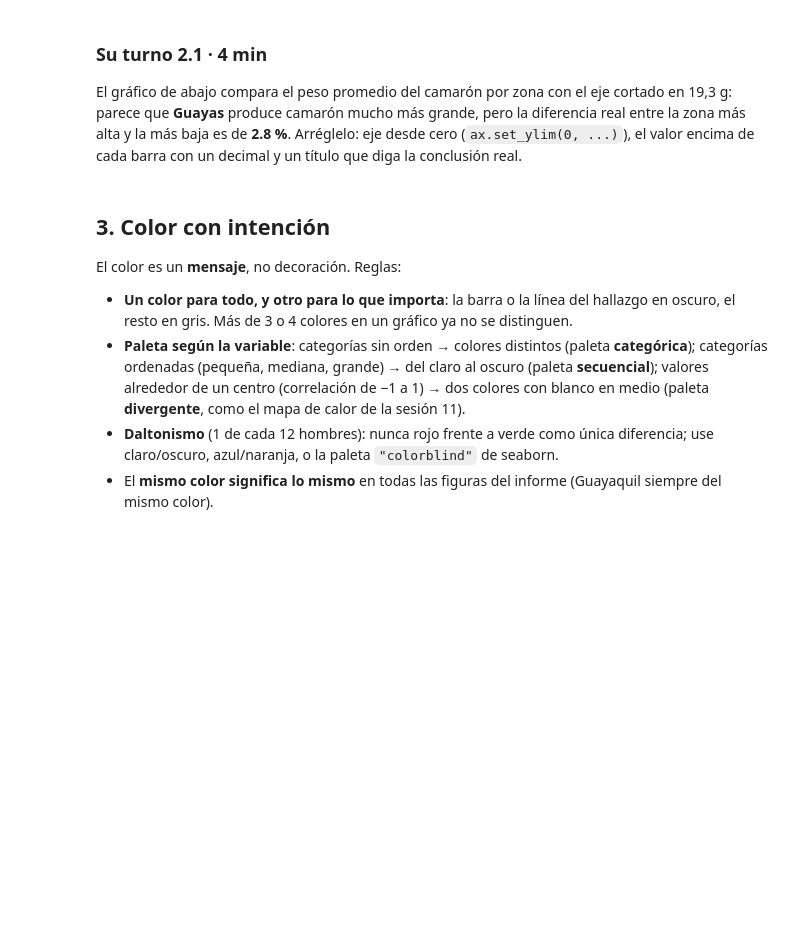
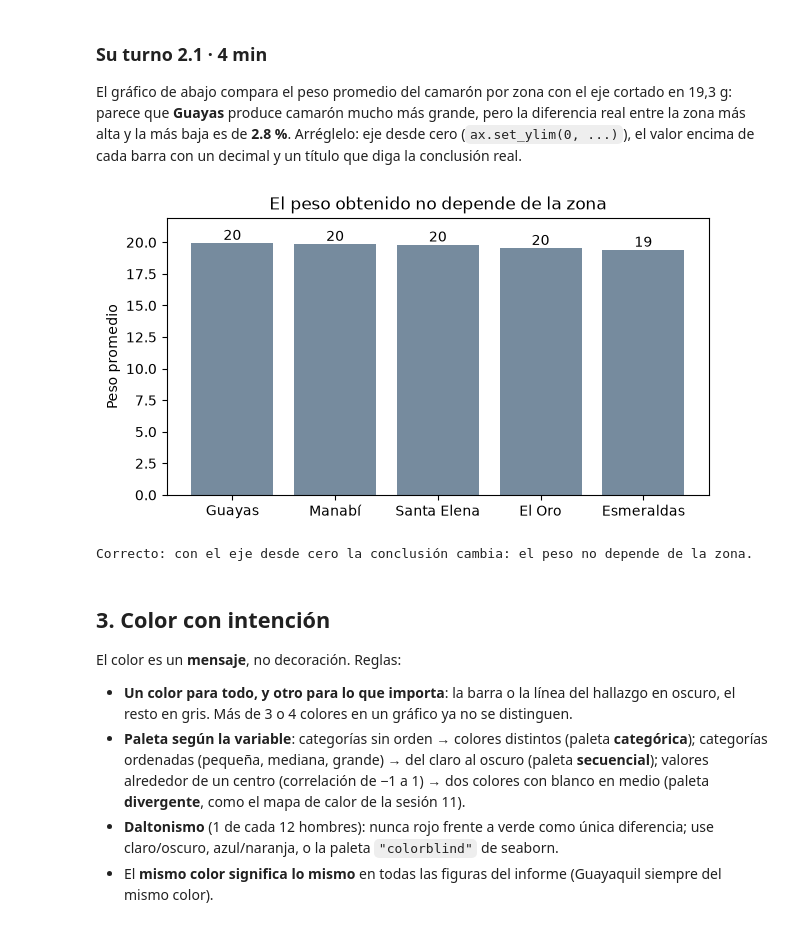
Before and after one commit to 0Kazu/Fundamentos-de-CDIA, a Jupyter notebook: sesion12/S13_Notebook_Clase_Visualizacion.ipynb, the cells around one changed output. Drawn from its saved outputs; the diff is of its cells as text; code cells hidden in the pictures; blank space fills up the shorter version.

```diff
--- a/sesion12/S13_Notebook_Clase_Visualizacion.ipynb
+++ b/sesion12/S13_Notebook_Clase_Visualizacion.ipynb
@@ -160,17 +184,25 @@ El gráfico de abajo compara el peso promedio del camarón por zona con el eje c
 # %%
 # TODO: reemplace los ... por su código
 peso_zona = c.groupby("zona")["peso_g"].mean().sort_values(ascending=False)
 fig, ax = plt.subplots(figsize=(7, 3.6))
 ax.bar(peso_zona.index, peso_zona, color=SLATE)
-ax.set_ylim(19.3, 20.1)                 # <- el eje cortado que exagera
-ax.set_title("Peso por zona")           # <- un título que no dice nada
-ax.set_ylabel("peso promedio (g)")
+ax.set_ylim(0, peso_zona.max() + 2)                 # <- el eje cortado que exagera
+ax.set_title("El peso obtenido no depende de la zona")           # <- un título que no dice nada
+
+for i, val in enumerate(peso_zona):
+    ax.text(i, val + 0.25, f"{val:.0f}" , ha="center")
+
+ax.set_ylabel("Peso promedio")
 plt.show()
+# %% [output]
+[figure, added]
 # %%
 assert ax.get_ylim()[0] == 0, "las barras empiezan en cero: ax.set_ylim(0, ...)"
 assert len(ax.texts) >= 5, "el valor encima de cada barra (ax.text en un bucle)"
 assert titulo_de(ax) not in ("", "Peso por zona"), "el título dice la conclusión (que el peso casi no cambia entre zonas)"
 print("Correcto: con el eje desde cero la conclusión cambia: el peso no depende de la zona.")
+# %% [output]
+Correcto: con el eje desde cero la conclusión cambia: el peso no depende de la zona.
 # %% [markdown]
 ## 3. Color con intención
 
```
Also changed, not shown: parts of 19 cells of this notebook, 23 other files.
